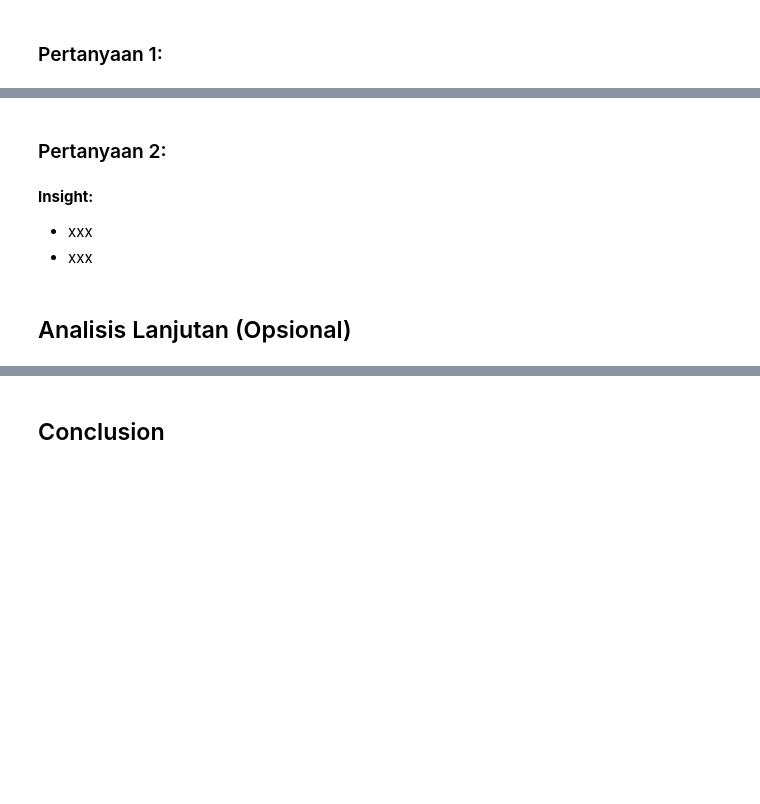
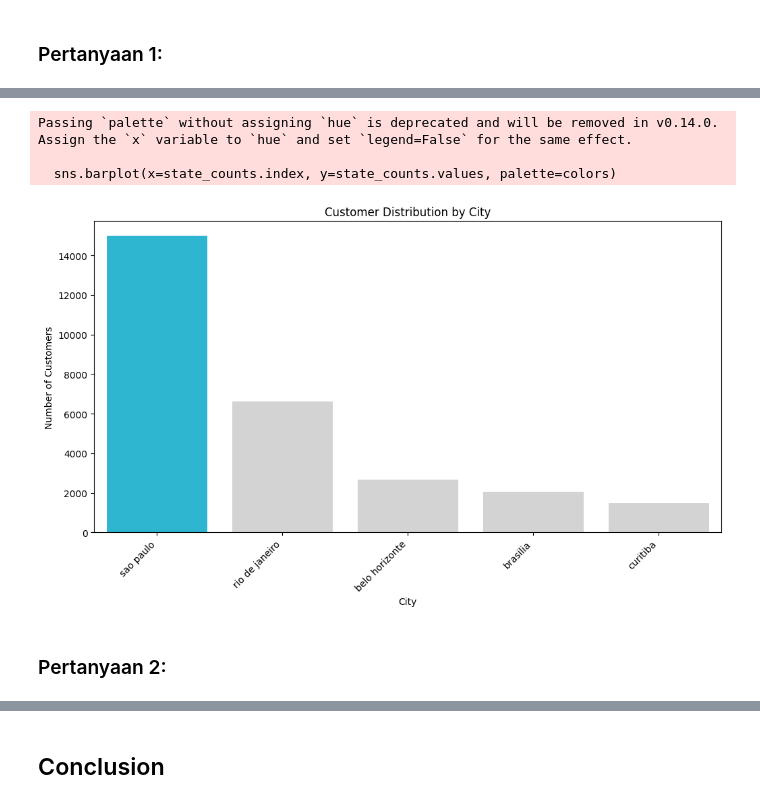
Before and after one commit to suryaadi45/Submision, a Jupyter notebook: notebook.ipynb, the cells around one changed output, grey strips where cells are left out. Cells and saved outputs as stored; diff of their text form; code cells hidden in the pictures; blank space fills up the shorter version.

```diff
--- a/notebook.ipynb
+++ b/notebook.ipynb
@@ -407,8 +422,17 @@ dtype: int64
+# %%
+state_counts = customers_df.groupby('customer_city')['customer_unique_id'].nunique().sort_values(ascending=False).head(5)
+
+plt.figure(figsize=(12, 6))
+colors = ["#13C7EB", "#D3D3D3", "#D3D3D3", "#D3D3D3", "#D3D3D3"]
+sns.barplot(x=state_counts.index, y=state_counts.values, palette=colors)
+plt.title('Customer Distribution by City')
+plt.xlabel('City')
+plt.ylabel('Number of Customers')
+_ = plt.xticks(rotation=45, ha='right')
+# %% [output]
+Passing `palette` without assigning `hue` is deprecated and will be removed in v0.14.0. Assign the `x` variable to `hue` and set `legend=False` for the same effect.
+
+  sns.barplot(x=state_counts.index, y=state_counts.values, palette=colors)
+[figure, added]
 # %% [markdown]
 ### Pertanyaan 2:
-# %% [markdown]
-**Insight:**
-- xxx
-- xxx
-# %% [markdown]
-## Analisis Lanjutan (Opsional)
```
Also changed, not shown: parts of 12 cells of this notebook.
